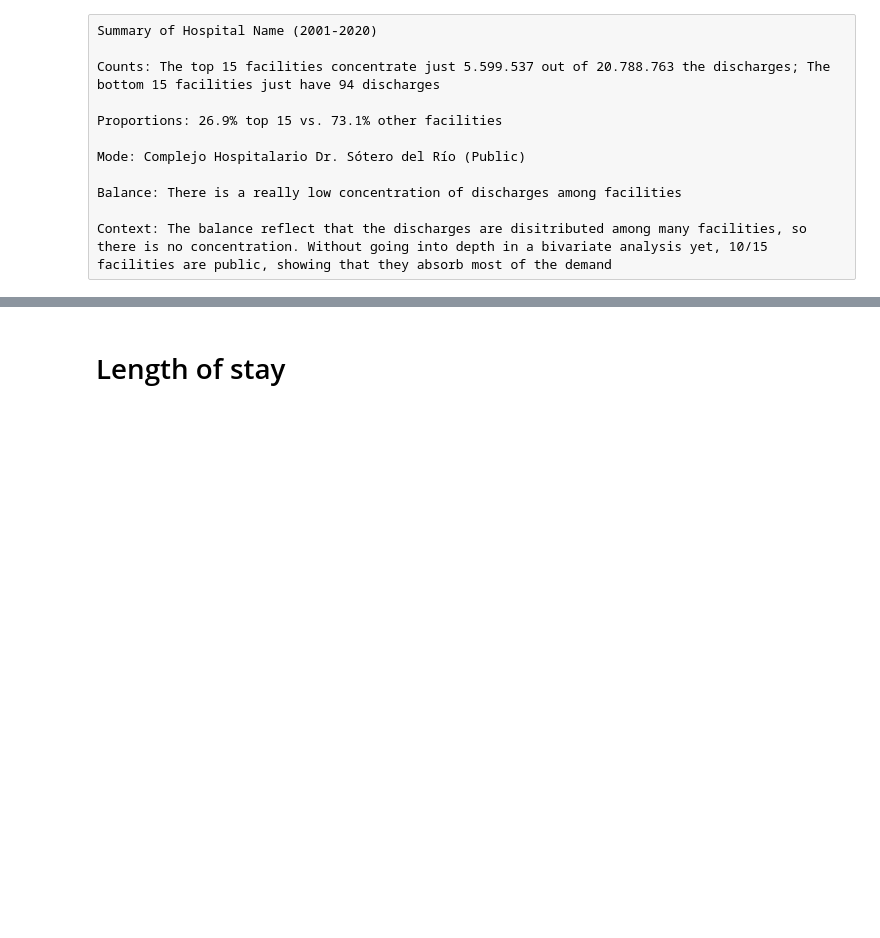
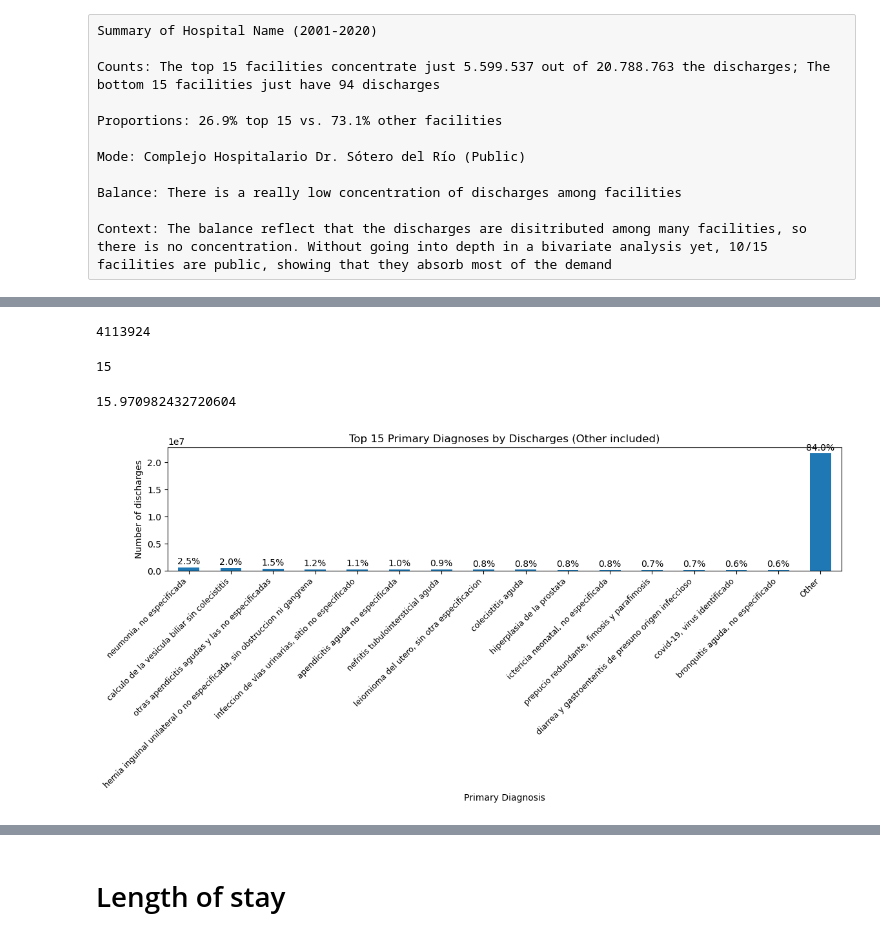
Before and after one commit to mirkopodunavak1996/EDAHospDischarges_Chile2001-2024, a Jupyter notebook: notebooks/General_Analysis_2001-2024.ipynb, the cells around one changed output, grey strips where cells are left out. Saved outputs shown, nothing was run; the diff lists cells and outputs as text; code cells hidden in the pictures; blank space fills up the shorter version.

```diff
--- a/notebooks/General_Analysis_2001-2024.ipynb
+++ b/notebooks/General_Analysis_2001-2024.ipynb
@@ -549,0 +557,50 @@ Context: The balance reflect that the discharges are disitributed among many fac
+# %%
+print(names_counts_top15.sum())
+# %% [output]
+4113924
+# %%
+names_counts_tail15 = df["primary diagnosis name"].value_counts().tail(15).sum()
+print(names_counts_tail15)
+# %% [output]
+15
+# %%
+percent_contribution_top15 = (names_counts_top15.sum()/df["primary diagnosis name"].value_counts().sum())*100
+print(percent_contribution_top15)
+# %% [output]
+15.970982432720604
+# %%
+
+
+# --- Step 1: Count top 15 diagnoses ---
+diag_counts = df["primary diagnosis name"].value_counts()
+top_diagnoses = diag_counts.head(15).index.tolist()
+
+# --- Step 2: Create grouped column (Top 15 + "Other") ---
+df["diagnosis_grouped"] = df["primary diagnosis name"].where(
+    df["primary diagnosis name"].isin(top_diagnoses),
+    "Other"
+)
+
+# --- Step 3: Aggregate counts by diagnosis ---
+counts = df["diagnosis_grouped"].value_counts().loc[top_diagnoses + ["Other"]]
+
+# --- Step 4: Compute percentages for labels ---
+percentages = counts / counts.sum() * 100
+
+# --- Step 5: Plot bar chart with frequencies on Y ---
+ax = counts.plot(kind="bar", figsize=(12, 6))
+
+plt.ylabel("Number of discharges")
+plt.xlabel("Primary Diagnosis")
+plt.xticks(rotation=45, ha="right", fontsize=9)
+plt.title("Top 15 Primary Diagnoses by Discharges (Other included)")
+
+# --- Step 6: Annotate bars with percentages ---
+for i, (count, pct) in enumerate(zip(counts, percentages)):
+    ax.text(i, count + (0.01 * counts.max()), f"{pct:.1f}%",
+            ha="center", va="bottom", fontsize=10)
+
+plt.tight_layout()
+plt.show()
+# %% [output]
+[figure, added]
```
Also changed, not shown: parts of 41 cells of this notebook.
